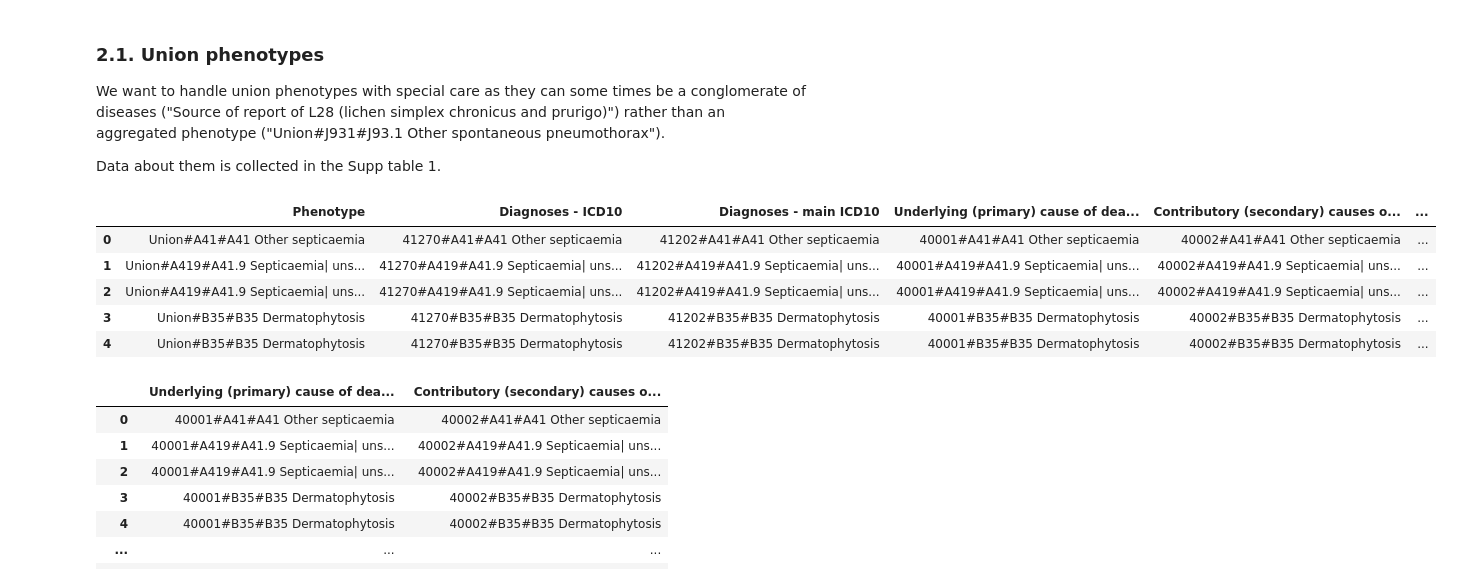
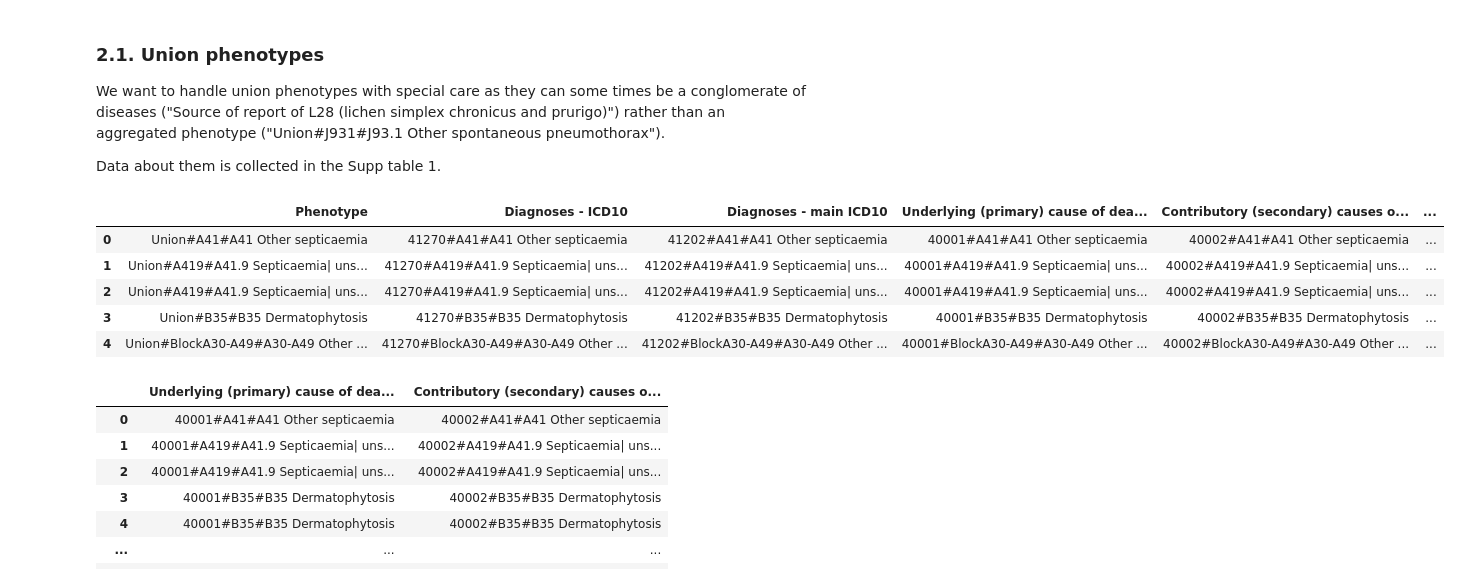
Before and after one commit to ireneisdoomed/random_notebooks, a Jupyter notebook: exome_data/az/notebooks/phenotypes.ipynb, the cells around one changed output. Saved outputs shown, nothing was run; the diff lists cells and outputs as text; code cells hidden in the pictures.

Commit message:
Update phenotypes notebook

```diff
--- a/exome_data/az/notebooks/phenotypes.ipynb
+++ b/exome_data/az/notebooks/phenotypes.ipynb
@@ -19,8 +21,7 @@ spark = (SparkSession.builder
 # %%
-ROOT = Path.cwd().parent
 
-binary = pd.read_excel(Path.joinpath(ROOT / 'data/Supp Table 8 - Collapsing analysis top hits.xlsx'), sheet_name='Binary')
-quant = pd.read_excel(Path.joinpath(ROOT / 'data/Supp Table 8 - Collapsing analysis top hits.xlsx'), sheet_name='Quantitative')
+binary = pd.read_excel(Path.joinpath(ROOT / 'data/publication/Supp Table 8 - Collapsing analysis top hits.xlsx'), sheet_name='Binary')
+quant = pd.read_excel(Path.joinpath(ROOT / 'data/publication/Supp Table 8 - Collapsing analysis top hits.xlsx'), sheet_name='Quantitative')
 # %%
 print("Assoc with binary trait:\n", binary.iloc[0])
 print("Assoc with quantitative trait:\n", quant.iloc[0])
@@ -345,22 +346,22 @@ We want to handle union phenotypes with special care as they can some times be a
 Data about them is collected in the Supp table 1.
 # %%
 unions = (
-    pd.read_excel(Path.joinpath(ROOT / 'data/Supp table 1 - Studied phenotypes.xlsx'), sheet_name='Union Mapping')
+    pd.read_excel(Path.joinpath(ROOT / 'data/publication/Supp table 1 - Studied phenotypes.xlsx'), sheet_name='Union Mapping')
 
     # Merge with `pheno` to keep only the phenotypes for which there is associations
     .merge(pheno.filter(items=['phenotype']), left_on='Phenotype', right_on='phenotype', how='inner')
     .drop('phenotype', axis=1)
 
 )
 
 unions.head()
 # %% [output]
 |  | Phenotype | Diagnoses - ICD10 | Diagnoses - main ICD10 | Underlying (primary) cause of dea... | Contributory (secondary) causes o... | ... |
 | 0 | Union#A41#A41 Other septicaemia | 41270#A41#A41 Other septicaemia | 41202#A41#A41 Other septicaemia | 40001#A41#A41 Other septicaemia | 40002#A41#A41 Other septicaemia | ... |
 | 1 | Union#A419#A41.9 Septicaemia| uns... | 41270#A419#A41.9 Septicaemia| uns... | 41202#A419#A41.9 Septicaemia| uns... | 40001#A419#A41.9 Septicaemia| uns... | 40002#A419#A41.9 Septicaemia| uns... | ... |
 | 2 | Union#A419#A41.9 Septicaemia| uns... | 41270#A419#A41.9 Septicaemia| uns... | 41202#A419#A41.9 Septicaemia| uns... | 40001#A419#A41.9 Septicaemia| uns... | 40002#A419#A41.9 Septicaemia| uns... | ... |
 | 3 | Union#B35#B35 Dermatophytosis | 41270#B35#B35 Dermatophytosis | 41202#B35#B35 Dermatophytosis | 40001#B35#B35 Dermatophytosis | 40002#B35#B35 Dermatophytosis | ... |
-| 4 | Union#B35#B35 Dermatophytosis | 41270#B35#B35 Dermatophytosis | 41202#B35#B35 Dermatophytosis | 40001#B35#B35 Dermatophytosis | 40002#B35#B35 Dermatophytosis | ... |
+| 4 | Union#BlockA30-A49#A30-A49 Other ... | 41270#BlockA30-A49#A30-A49 Other ... | 41202#BlockA30-A49#A30-A49 Other ... | 40001#BlockA30-A49#A30-A49 Other ... | 40002#BlockA30-A49#A30-A49 Other ... | ... |
 # %%
 # Columns about primary and secondary diseases seem to be identical. How often is this true?
 
```
Also changed, not shown: parts of 5 cells of this notebook.
